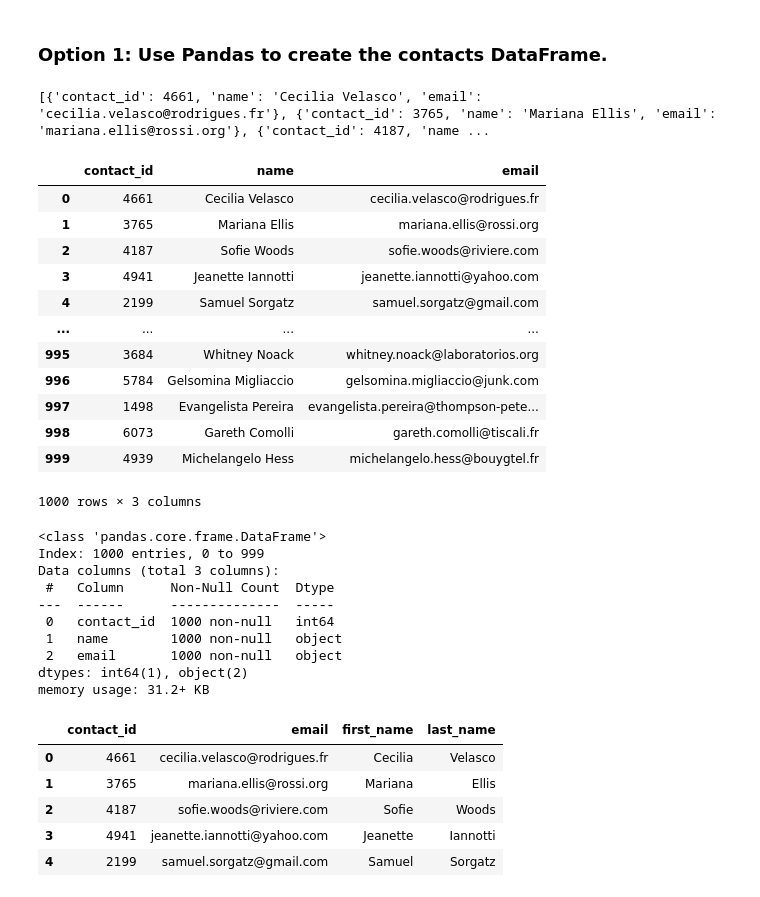
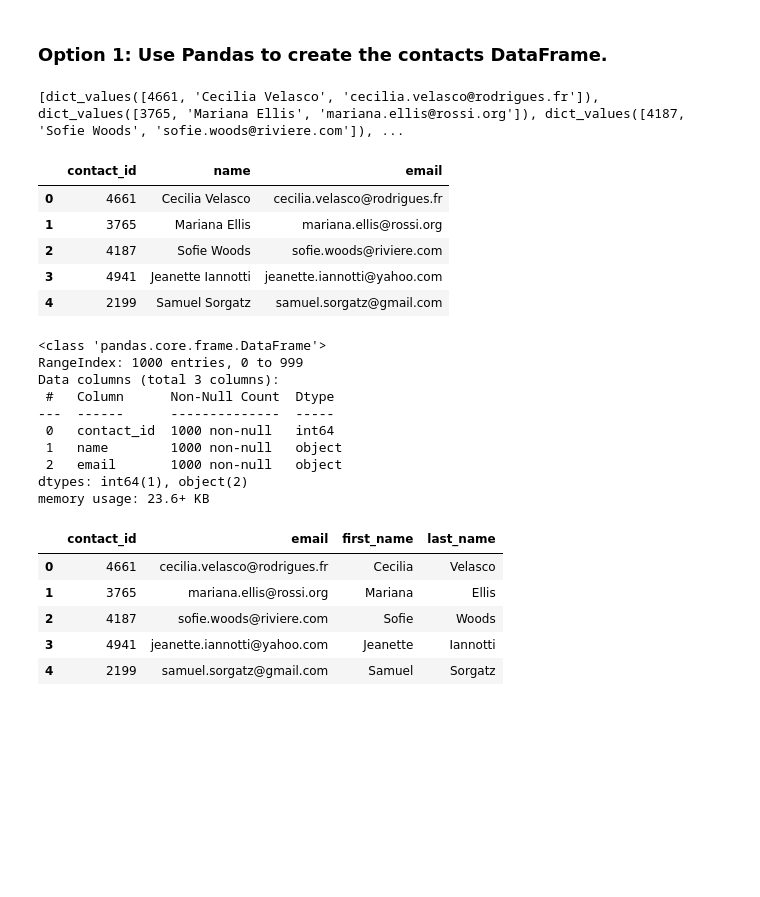
Before and after one commit to MoNawaz101/Project-2-Crowdfunding-ETL, a Jupyter notebook: ETL_Mini_Project_MNawaz_Starter_Code.ipynb, the cells around one changed output. Drawn from its saved outputs; the diff is of its cells as text; code cells hidden in the pictures; blank space fills up the shorter version.

```diff
--- a/ETL_Mini_Project_MNawaz_Starter_Code.ipynb
+++ b/ETL_Mini_Project_MNawaz_Starter_Code.ipynb
@@ -252,45 +252,34 @@ Then export the DataFrame as a `contacts.csv` CSV file.
 import json
 dict_values = []
 
-for i, row in contact_info_df.iterrows():
-    #Ignore the first row as it is not a dictionary, just a header
-    if i>0:
-         dict_values.append(json.loads(row[0]))
+#Iterate through the dataframe converting each row to a dictionary, extracting the values from
+#each dictionary and adding to a new row of dict_values. All through a list comprehension.
+[dict_values.append(json.loads(row[0]).values()) for i, row in contact_info_df.iterrows() if i>0 ]
 
 # Print out the list of values for each row.
 print(dict_values)
 # %% [output]
-[{'contact_id': 4661, 'name': 'Cecilia Velasco', 'email': 'cecilia.velasco@rodrigues.fr'}, {'contact_id': 3765, 'name': 'Mariana Ellis', 'email': 'mariana.ellis@rossi.org'}, {'contact_id': 4187, 'name ...
+[dict_values([4661, 'Cecilia Velasco', 'cecilia.velasco@rodrigues.fr']), dict_values([3765, 'Mariana Ellis', 'mariana.ellis@rossi.org']), dict_values([4187, 'Sofie Woods', 'sofie.woods@riviere.com']), ...
 # %%
 # Create a contact_info DataFrame and add each list of values, i.e., each row
 # to the 'contact_id', 'name', 'email' columns.
 
-contact_info_df = pd.DataFrame(columns=['contact_id', 'name', 'email'])
-
-for dict in dict_values:
-    contact_info_df.loc[len(contact_info_df)] = dict
-
-contact_info_df
+contact_info_df = pd.DataFrame(dict_values)
+contact_info_df.columns = ['contact_id', 'name', 'email']
+contact_info_df.head()
 # %% [output]
 |  | contact_id | name | email |
 | 0 | 4661 | Cecilia Velasco | cecilia.velasco@rodrigues.fr |
 | 1 | 3765 | Mariana Ellis | mariana.ellis@rossi.org |
 | 2 | 4187 | Sofie Woods | sofie.woods@riviere.com |
 | 3 | 4941 | Jeanette Iannotti | jeanette.iannotti@yahoo.com |
 | 4 | 2199 | Samuel Sorgatz | samuel.sorgatz@gmail.com |
-| ... | ... | ... | ... |
-| 995 | 3684 | Whitney Noack | whitney.noack@laboratorios.org |
-| 996 | 5784 | Gelsomina Migliaccio | gelsomina.migliaccio@junk.com |
-| 997 | 1498 | Evangelista Pereira | evangelista.pereira@thompson-pete... |
-| 998 | 6073 | Gareth Comolli | gareth.comolli@tiscali.fr |
-| 999 | 4939 | Michelangelo Hess | michelangelo.hess@bouygtel.fr |
-1000 rows × 3 columns
 # %%
 # Check the datatypes.
 contact_info_df.info()
 # %% [output]
 <class 'pandas.core.frame.DataFrame'>
-Index: 1000 entries, 0 to 999
+RangeIndex: 1000 entries, 0 to 999
 Data columns (total 3 columns):
  #   Column      Non-Null Count  Dtype
 ---  ------      --------------  -----
@@ -298,7 +287,7 @@ Data columns (total 3 columns):
  1   name        1000 non-null   object
  2   email       1000 non-null   object
 dtypes: int64(1), object(2)
-memory usage: 31.2+ KB
+memory usage: 23.6+ KB
 # %%
 # Create a "first"name" and "last_name" column with the first and last names from the "name" column.
 contact_info_df[['first_name','last_name']] = contact_info_df['name'].str.split(' ', expand=True)
```
Also changed, not shown: parts of 1 cell of this notebook, 3 other files.
